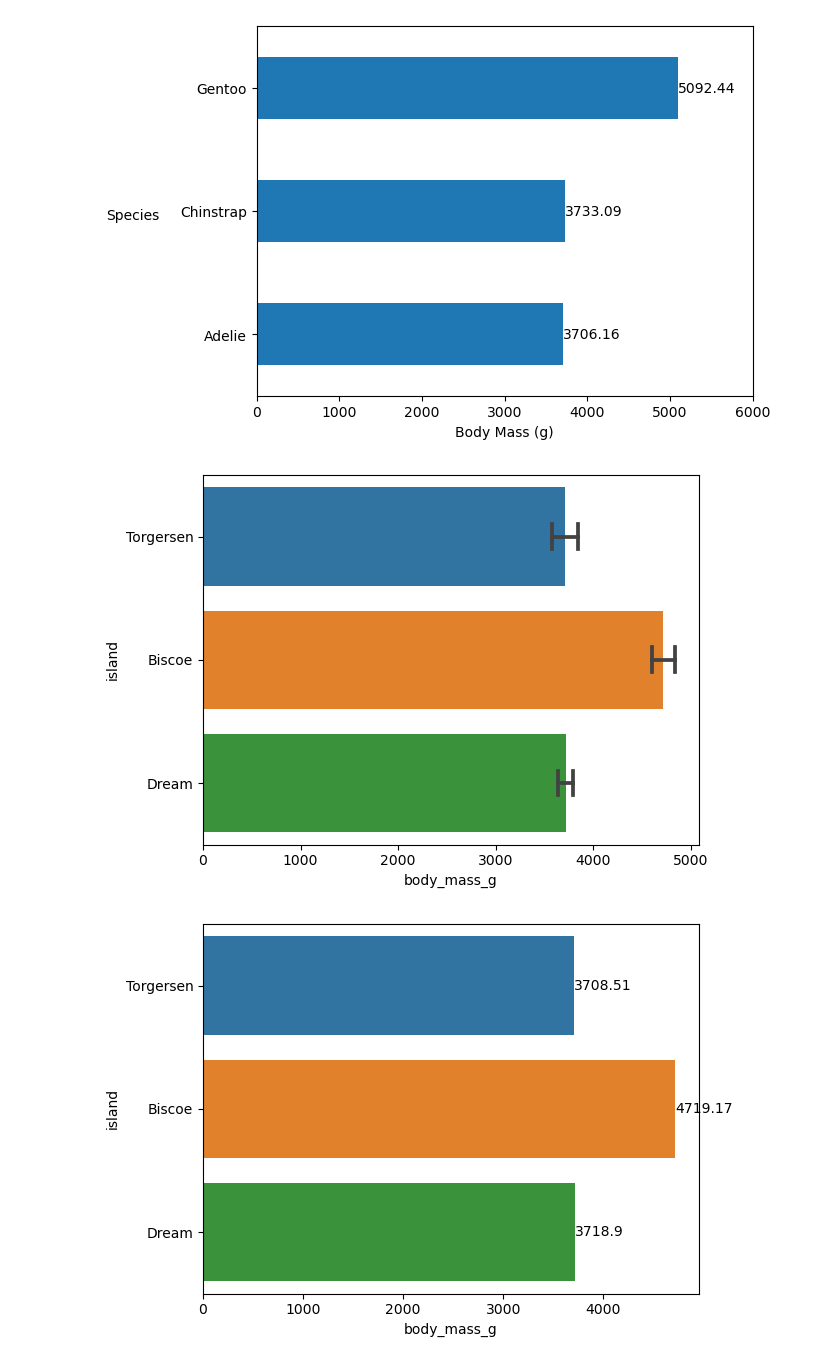
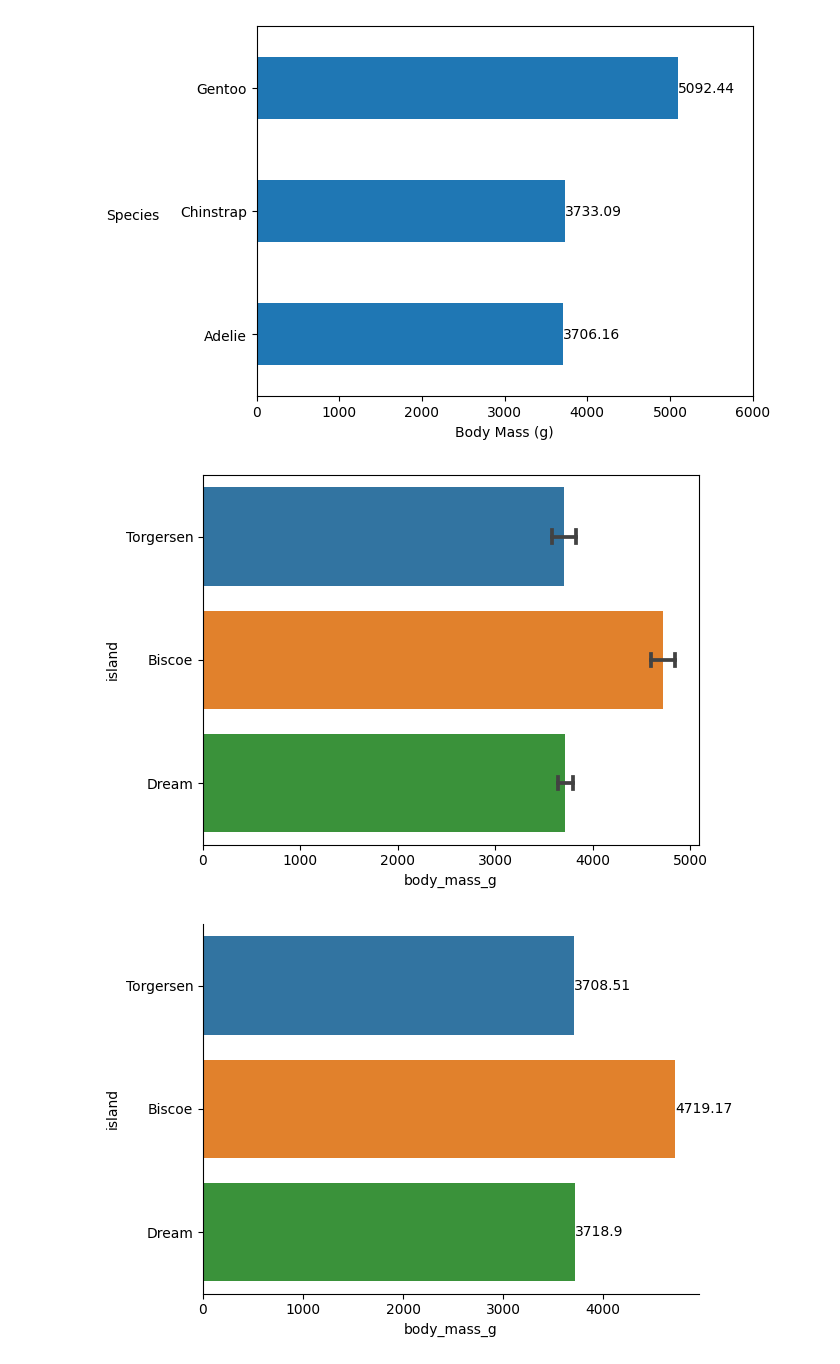
Before and after one commit to jorge-gx/Data-Visualization-with-Python, a Jupyter notebook: Seaborn/Seaborn-code.ipynb, the cells around one changed output. Drawn from its saved outputs; the diff is of its cells as text; code cells hidden in the pictures.

```diff
--- a/Seaborn/Seaborn-code.ipynb
+++ b/Seaborn/Seaborn-code.ipynb
@@ -374,28 +399,30 @@ ax.yaxis.set_label_coords(-0.25, 0.47)
 # %% [output]
 [figure]
 # %%
-sns.barplot(
+ax = sns.barplot(
     data=penguins,
     x="body_mass_g",
     y="island",
     errorbar=("ci", 95),
-    capsize=0.2,
-);
+    # ci=.95,
+    capsize=0.1,
+)
+# for i in ax.containers: ax.bar_label(i)
 # %% [output]
-[figure, old version]
+[figure, new version]
 # %%
 ax = sns.barplot(
     data=penguins,
     x="body_mass_g",
     y="island",
     errorbar=None,
 )
 for i in ax.containers:
-    ax.bar_label(
-        i,
-    )
+    ax.bar_label(i)
+ax.spines["top"].set_visible(False)
+ax.spines["right"].set_visible(False)
 # %% [output]
-[figure, old version]
+[figure, new version]
 # %%
 sns.barplot(
     data=penguins,
```
Also changed, not shown: parts of 14 cells of this notebook, 1 other file.
